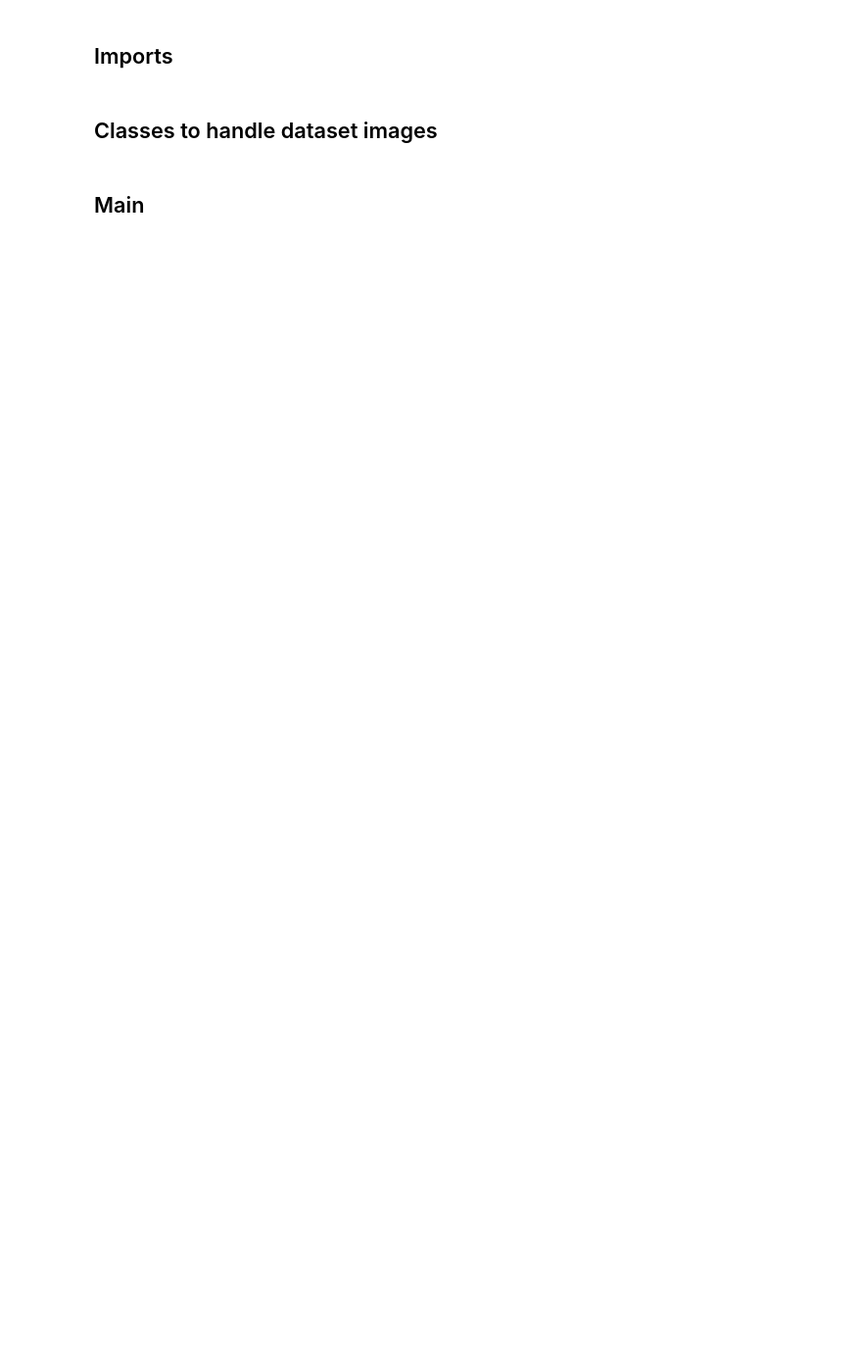
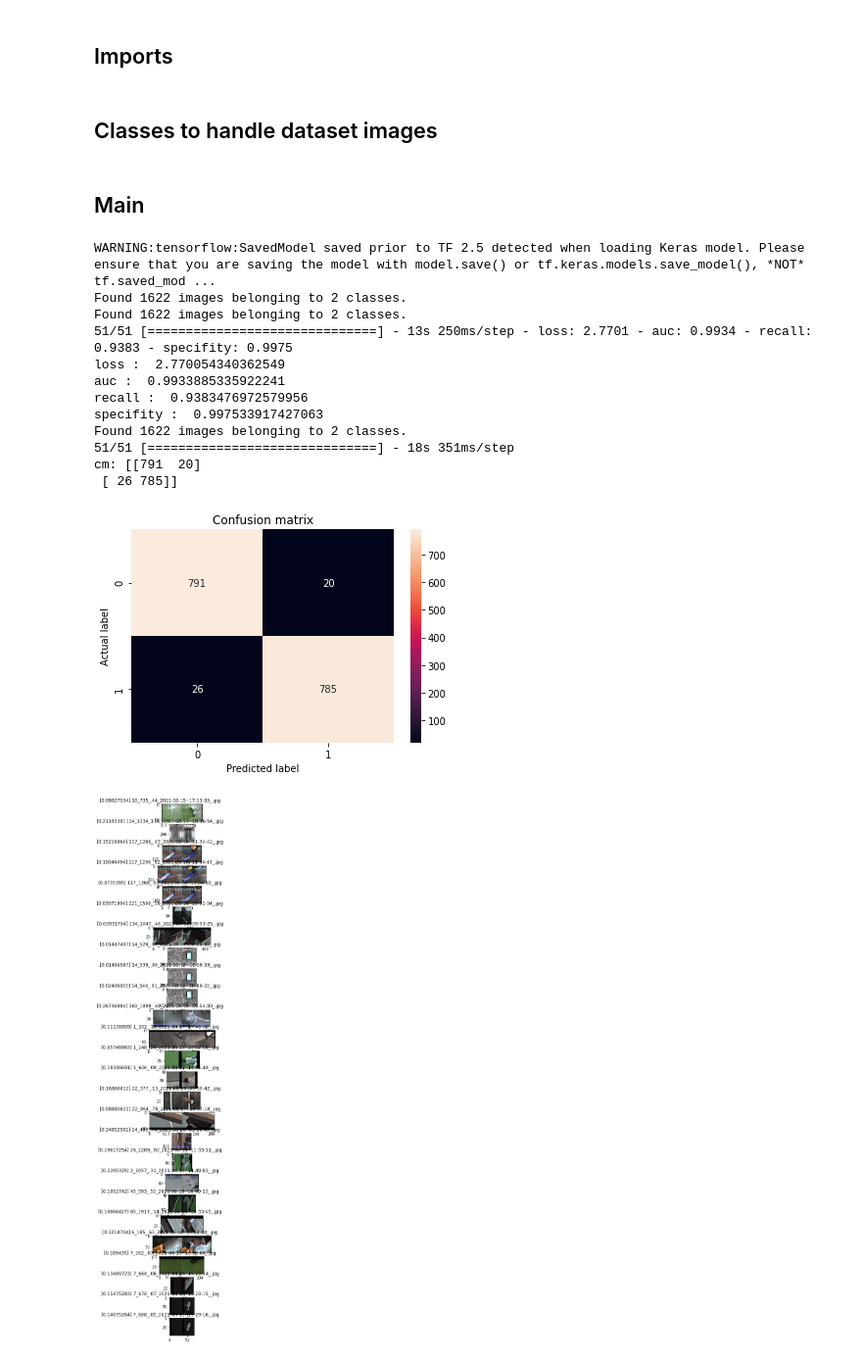
Before and after one commit to dnrevital/DL_utils, a Jupyter notebook: simple_model_evaluation_2_class_rgb.ipynb, the cells around one changed output. Shown: that part at 98% size. Cells and saved outputs as stored; diff of their text form; code cells hidden in the pictures; blank space fills up the shorter version.

```diff
--- a/simple_model_evaluation_2_class_rgb.ipynb
+++ b/simple_model_evaluation_2_class_rgb.ipynb
@@ -144,21 +205,40 @@ class DatasetHandler:
 # %%
 # -- Variables --
 model_path = '/home/drevital/cs_video_processor/models/rgb_6'
 dataset = '/home/drevital/obstacles_classification_datasets/rgb_6/eval'
 model_name = model_path.split('/')[-1]
 color_mode = 'rgb'
+threshold = 0.3
 
 # -- Run the Evaluation --
 model = tf.keras.models.load_model(model_path)
 handler = DatasetHandler(model_path, dataset)
 
 # -- Print metrics
 metrics = handler.print_model_metrics(model, color_mode)
 labels = np.array([0]*handler.num_no_obstacles\
                 + [1]*handler.num_obstacles)
 
 # -- Predict with the model
 predictions = handler.get_predictions(model, color_mode=color_mode)
 
 # -- Print confision-matrix
-handler.plot_cm(model_path, labels, predictions)
+handler.plot_cm(model_path, labels, predictions, threshold=threshold)
+
+# -- Display False Negatives
+handler.display_false_negatives(predictions, threshold=threshold)
+# %% [output]
+WARNING:tensorflow:SavedModel saved prior to TF 2.5 detected when loading Keras model. Please ensure that you are saving the model with model.save() or tf.keras.models.save_model(), *NOT* tf.saved_mod ...
+Found 1622 images belonging to 2 classes.
+Found 1622 images belonging to 2 classes.
+51/51 [==============================] - 13s 250ms/step - loss: 2.7701 - auc: 0.9934 - recall: 0.9383 - specifity: 0.9975
+loss :  2.770054340362549
+auc :  0.9933885335922241
+recall :  0.9383476972579956
+specifity :  0.997533917427063
+Found 1622 images belonging to 2 classes.
+51/51 [==============================] - 18s 351ms/step
+cm: [[791  20]
+ [ 26 785]]
+[figure, added]
+[figure, added]
```
Also changed, not shown: parts of 1 cell of this notebook.
